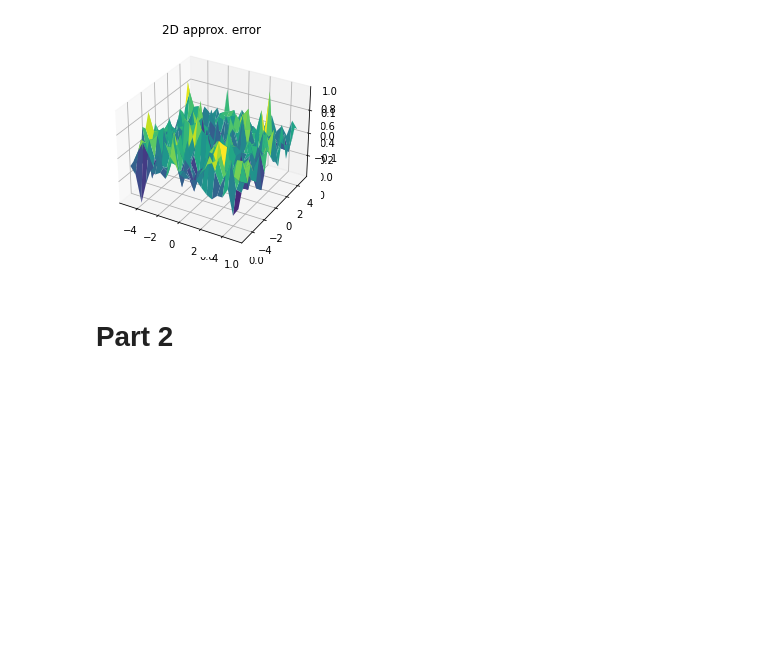
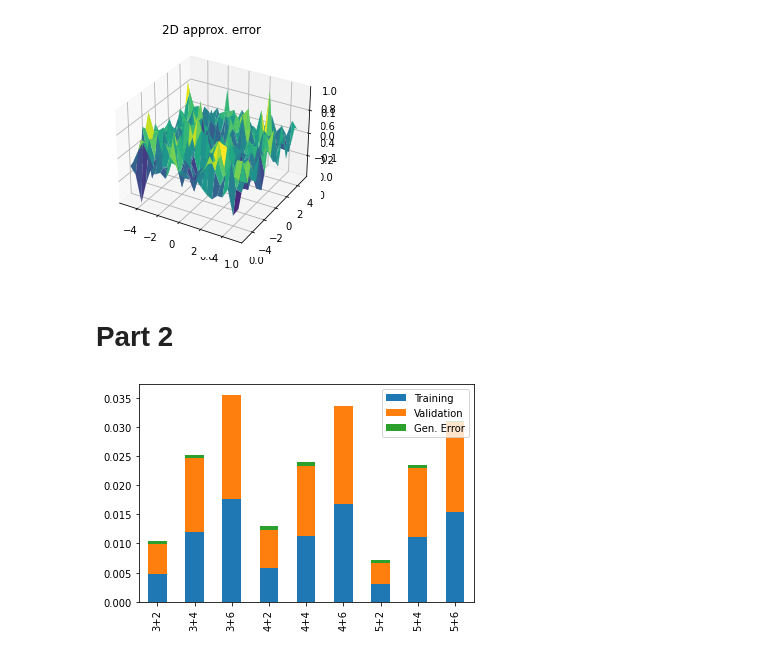
Before and after one commit to alejp1998/annda_lab1b, a Jupyter notebook: lab1b.ipynb, the cells around one changed output. Cells and saved outputs as stored; diff of their text form; code cells hidden in the pictures; blank space fills up the shorter version.

```diff
--- a/lab1b.ipynb
+++ b/lab1b.ipynb
@@ -342,6 +303,16 @@ class NeuralNetwork(nn.Module) :
 # %%
+#Split data
+X_train = X_samples[:,:600]
+X_valid = X_samples[:,600:1000]
+X_test = X_samples[:,1000:]
+T_train = T_samples[:,:600]
+T_valid = T_samples[:,600:1000]
+T_test = T_samples[:,1000:]
+
 # Convert data to tensors
 X_train_ten = torch.tensor(X_train.T,dtype=torch.float)
 T_train_ten = torch.tensor(T_train.T,dtype=torch.float)
 X_valid_ten = torch.tensor(X_valid.T,dtype=torch.float)
 T_valid_ten = torch.tensor(T_valid.T,dtype=torch.float)
+X_test_ten = torch.tensor(X_test.T,dtype=torch.float)
+T_test_ten = torch.tensor(T_test.T,dtype=torch.float)
@@ -385,0 +333,5 @@ for epoch in range(n_epochs):
+# %%
+# Plot models comparison
+lab1b_torch.plot_archs_comparison(combs,combs_mean_mses,combs_mean_mses_valid,combs_gen_error)
+# %% [output]
+[figure, added]
```
Also changed, not shown: parts of 59 cells of this notebook, 2 other files.
